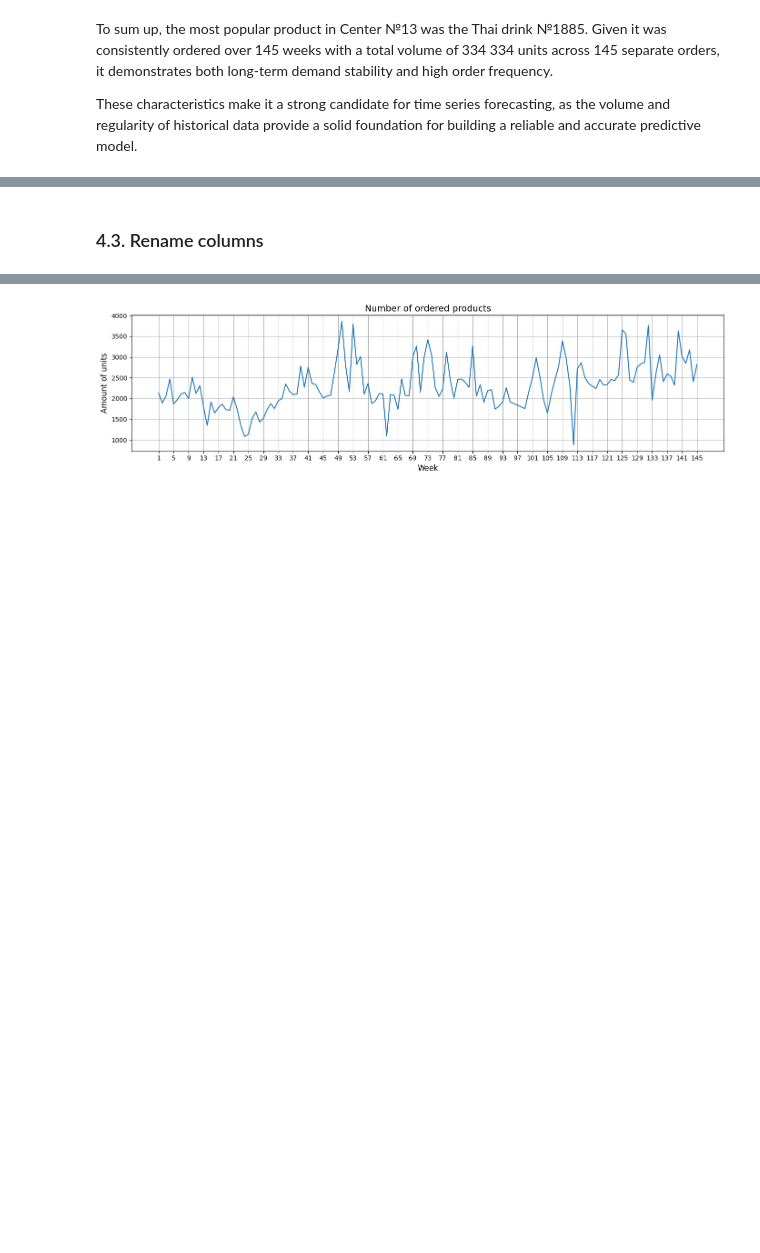
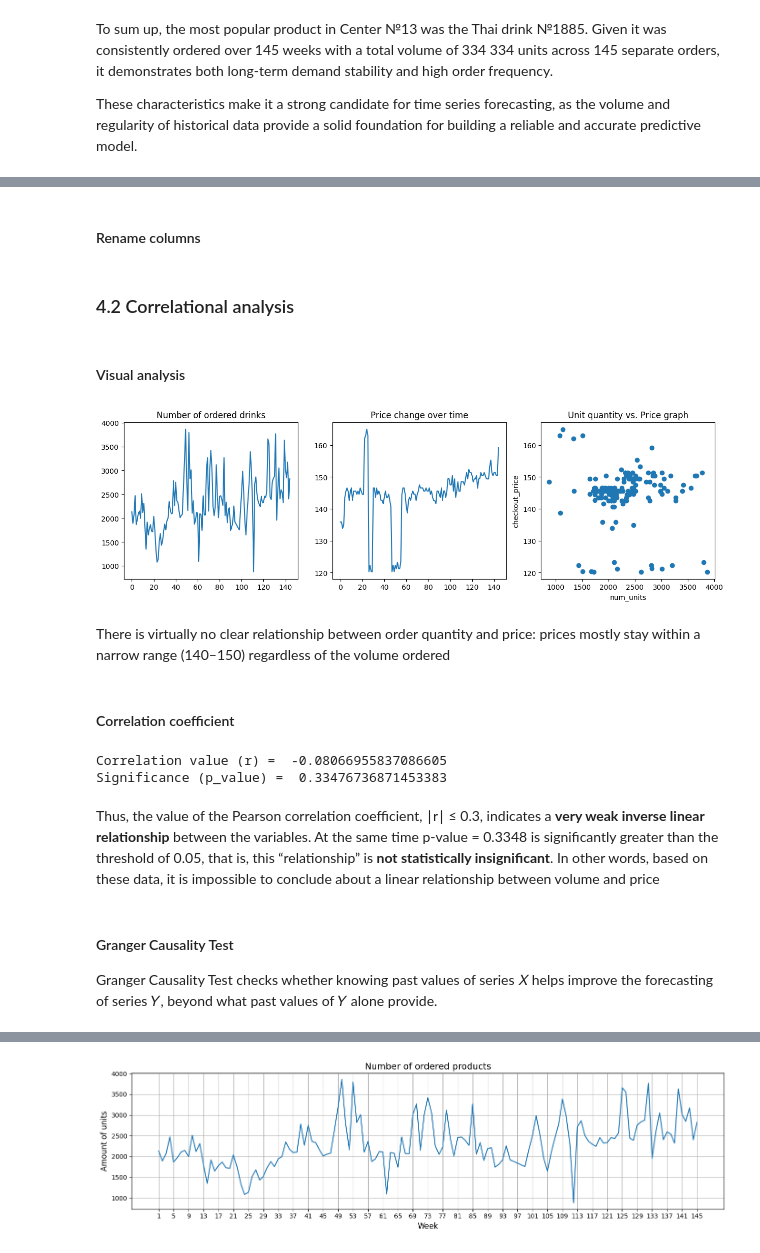
Before and after one commit to AwanRaskall/ml-demand-driven-order-planning, a Jupyter notebook: product_demand_prediction.ipynb, the cells around one changed output, grey strips where cells are left out. Saved outputs shown, nothing was run; the diff lists cells and outputs as text; code cells hidden in the pictures; blank space fills up the shorter version.

Commit message:
Add correlational analysis for feature relationships

```diff
--- a/product_demand_prediction.ipynb
+++ b/product_demand_prediction.ipynb
@@ -174,4 +174,44 @@ KeyError: 'emailer_for_promotion'
 # %% [markdown]
-### 4.3. Rename columns
+#### Rename columns
 # %%
 df_orders = df_orders.rename(columns={'num_orders': 'num_units'})
+# %% [markdown]
+### 4.2 Correlational analysis
+# %% [markdown]
+#### Visual analysis
+# %%
+plt.figure('Dependence', figsize=(15,4))
+
+plt.subplot(1,3,1)
+plt.plot(df_orders['num_units'])
+plt.title('Number of ordered drinks')
+
+plt.subplot(1,3,2)
+plt.plot(df_orders['checkout_price'])
+plt.title('Price change over time')
+
+plt.subplot(1,3,3)
+plt.scatter(df_orders['num_units'], df_orders['checkout_price'])
+plt.title("Unit quantity vs. Price graph")
+plt.xlabel('num_units')
+plt.ylabel('checkout_price')
+
+plt.show()
+# %% [output]
+[figure, added]
+# %% [markdown]
+There is virtually no clear relationship between order quantity and price: prices mostly stay within a narrow range (140–150) regardless of the volume ordered
+# %% [markdown]
+#### Correlation coefficient
+# %%
+r, p_value = pearsonr(df_orders['num_units'], df_orders['checkout_price'])
+print('Correlation value (r) = ', r)
+print('Significance (p_value) = ', p_value)
+# %% [output]
+Correlation value (r) =  -0.08066955837086605
+Significance (p_value) =  0.33476736871453383
+# %% [markdown]
+Thus, the value of the Pearson correlation coefficient, ∣r∣ ≤ 0.3, indicates a **very weak inverse linear relationship** between the variables. At the same time p-value = 0.3348 is significantly greater than the threshold of 0.05, that is, this “relationship” is **not statistically insignificant**. In other words, based on these data, it is impossible to conclude about a linear relationship between volume and price
+# %% [markdown]
+#### Granger Causality Test
+Granger Causality Test checks whether knowing past values of series 𝑋 helps improve the forecasting of series 𝑌, beyond what past values of 𝑌 alone provide.
```
Also changed, not shown: parts of 11 cells of this notebook.
